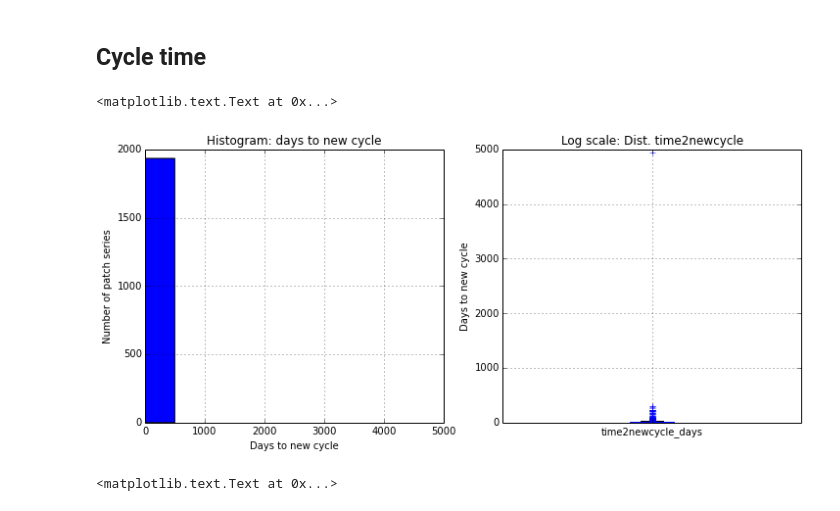
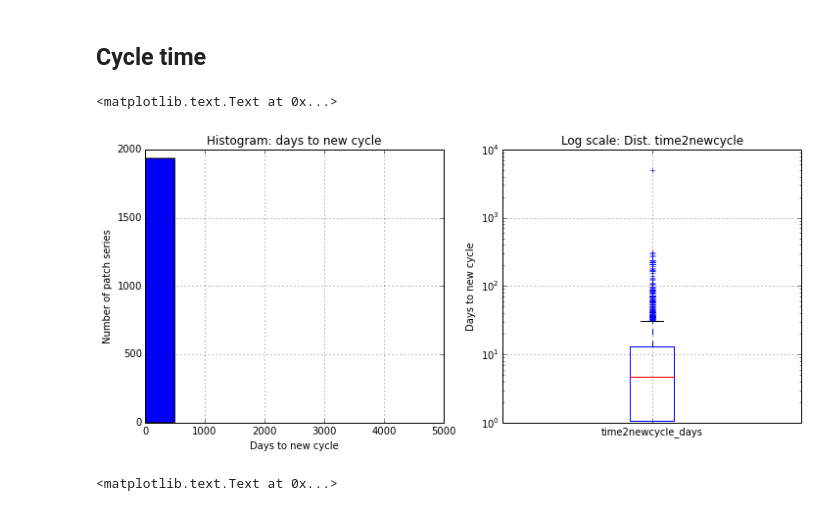
Before and after one commit to dicortazar/ipython-notebooks, a Jupyter notebook: projects/xen-analysis/Code-Review-Metrics.ipynb, the cells around one changed output. Cells and saved outputs as stored; diff of their text form; code cells hidden in the pictures.

```diff
--- a/projects/xen-analysis/Code-Review-Metrics.ipynb
+++ b/projects/xen-analysis/Code-Review-Metrics.ipynb
@@ -444,9 +444,9 @@ time2reworkTS_chart.set_title("Evolution of the mean (blue) and median (green) t
 # %%
 query = """ SELECT p1.ps_id as patch_serie,
                    p1.version as version,
-                   p1.date as cycle1,
-                   p2.date as cycle2,
-                   timestampdiff(SECOND, p1.date, p2.date) as time2newcycle
+                   p1.date_utc as cycle1,
+                   p2.date_utc as cycle2,
+                   timestampdiff(SECOND, p1.date_utc, p2.date_utc) as time2newcycle
             FROM patch_series_version p1,
                  patch_series_version p2
             WHERE p1.ps_id = p2.ps_id AND
@@ -457,26 +457,26 @@ time2newcycle = execute_query(cursor, query)
 # %%
 time2newcycle_list = list(time2newcycle)
 time2newcycle_df = DataFrame(time2newcycle_list, columns=["patch_serie", "version", "cycle1", "cycle2", "time2newcycle"])
 fig, axs = plt.subplots(1,2, figsize=(12,5))
 
 
 #Migrate seconds to days
 time2newcycle_df["time2newcycle_days"] = (time2newcycle_df["time2newcycle"]/3600)/24
 
 
 hist_chart = time2newcycle_df["time2newcycle_days"].plot(kind="hist", ax=axs[0])
-boxplot_chart = time2newcycle_df["time2newcycle_days"].plot(kind="box", ax=axs[1])
+boxplot_chart = time2newcycle_df["time2newcycle_days"].plot(kind="box", ax=axs[1], logy=True)
 
 #chart labels
 hist_chart.set_xlabel("Days to new cycle")
 hist_chart.set_ylabel("Number of patch series")
 hist_chart.set_title("Histogram: days to new cycle")
 
 boxplot_chart.set_ylabel("Days to new cycle")
 boxplot_chart.set_title("Log scale: Dist. time2newcycle")
 # %% [output]
 <matplotlib.text.Text at 0x...>
-[figure, old version]
+[figure, new version]
 # %%
 mean_time2newcycle = time2newcycle_df.set_index("cycle2").resample('M', how={"time2newcycle_days":np.mean})
 median_time2newcycle = time2newcycle_df.set_index("cycle2").resample('M', how={"time2newcycle_days":np.median})
```
Also changed, not shown: parts of 37 cells of this notebook.
